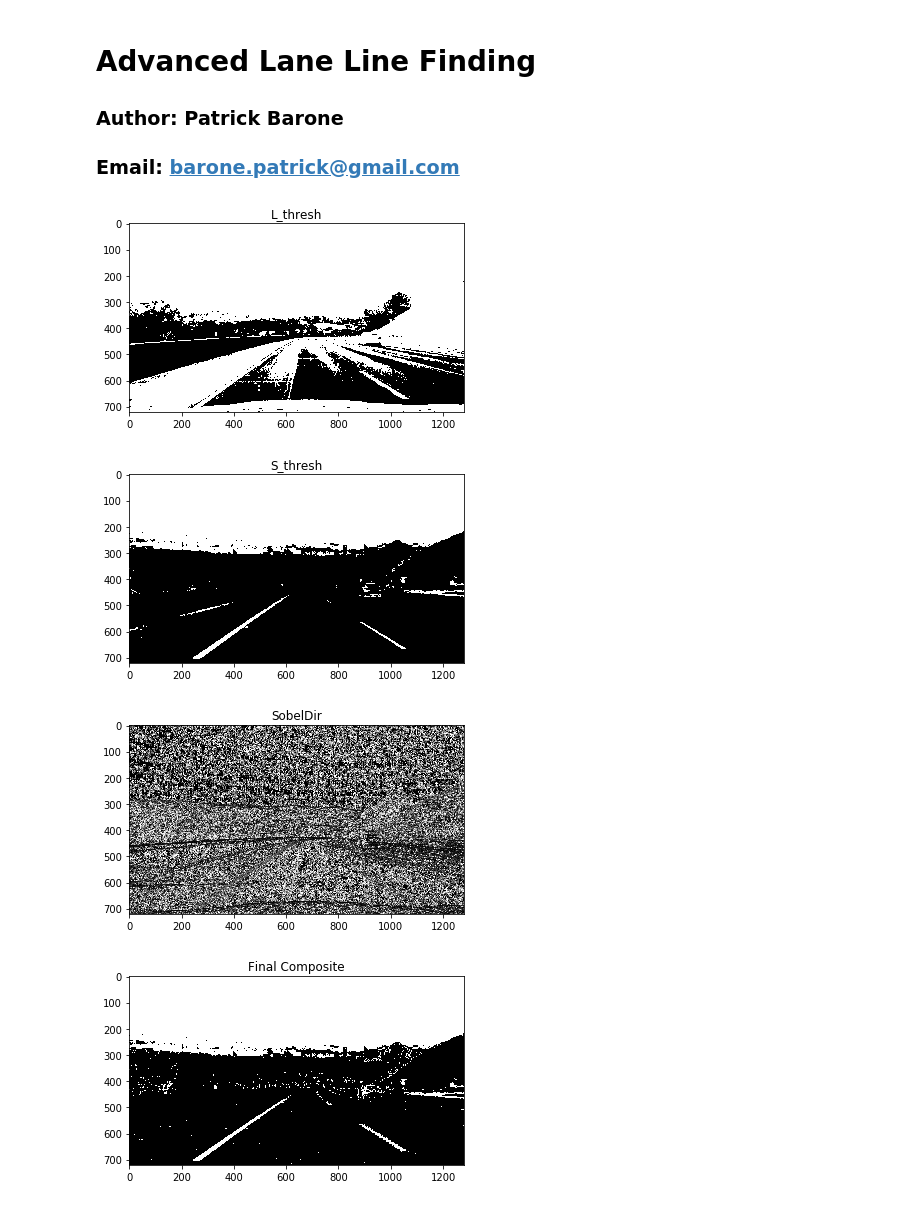
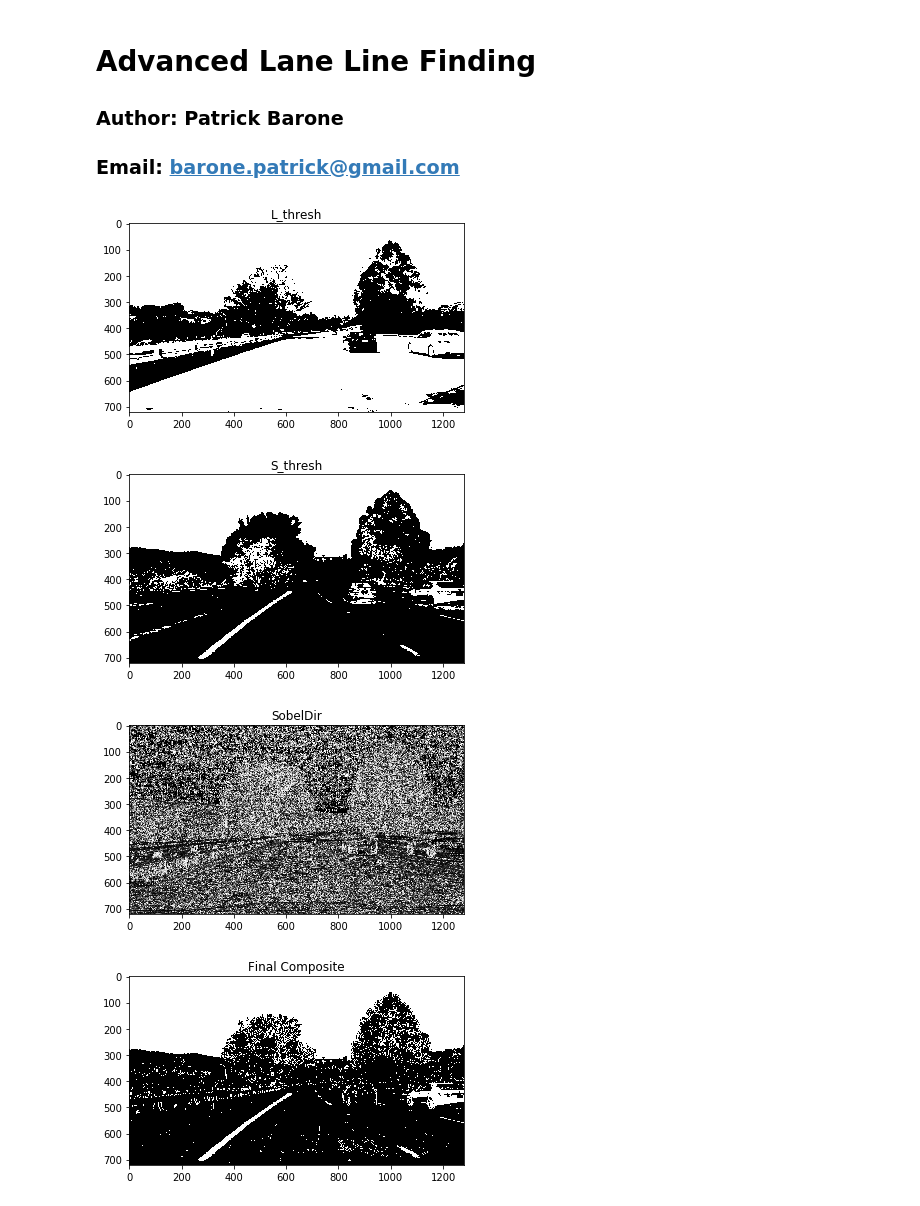
Before and after one commit to baronep/CarND-Advanced-Lane-Lines, a Jupyter notebook: PipelineJupyter.ipynb, the cells around one changed output. Cells and saved outputs as stored; diff of their text form; code cells hidden in the pictures.

```diff
--- a/PipelineJupyter.ipynb
+++ b/PipelineJupyter.ipynb
@@ -25,7 +25,7 @@ class ImageProcessor(object):
         self.left_fit = None
         self.right_fit = None
 
-    def process(self, img, show_images = False, diag=True):
+    def process(self, img, show_images=False, diag=True, write_images=False):
         """
         Process a new image frame to identify lane, curvature and lane position
         """
@@ -35,6 +35,9 @@ class ImageProcessor(object):
 
             # Undistort the image
             undist = cv2.undistort(img, self.mtx, self.dist, None, self.mtx)
+
+            if write_images:
+                cv2.imwrite('output_images/undist.jpg', undist)
 
             binary_hls = self.hls_threshold(undist,L_thresh=(80,255),S_thresh=(90,255))
             binary_sobel_abs = self.abs_sobel_threshold(undist,(25,200))
@@ -476,14 +479,14 @@ class ImageProcessor(object):
         return offset_m
 # %%
 #image_path = './test_images/straight_lines1.jpg'
-image_path = './test_images/test3.jpg'
+image_path = './test_images/test1.jpg'
 #image_path = './raw_frames/5.jpg'
 
 ip = ImageProcessor()
 img = cv2.imread(image_path)
-ret = ip.process(img, show_images=True)
+ret = ip.process(img, show_images=True, write_images=True)
 # %% [output]
-[figure, old version]
+[figure, new version]
-[figure, old version]
+[figure, new version]
-[figure, old version]
+[figure, new version]
-[figure, old version]
+[figure, new version]
```
Also changed, not shown: parts of 3 cells of this notebook, 3 other files.
